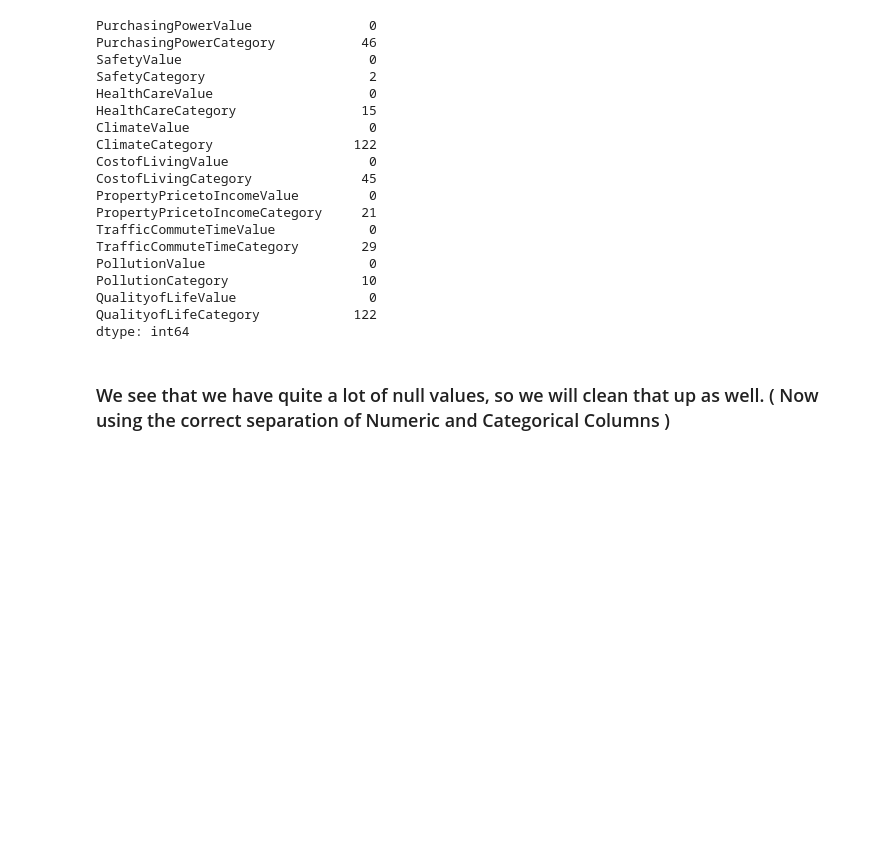
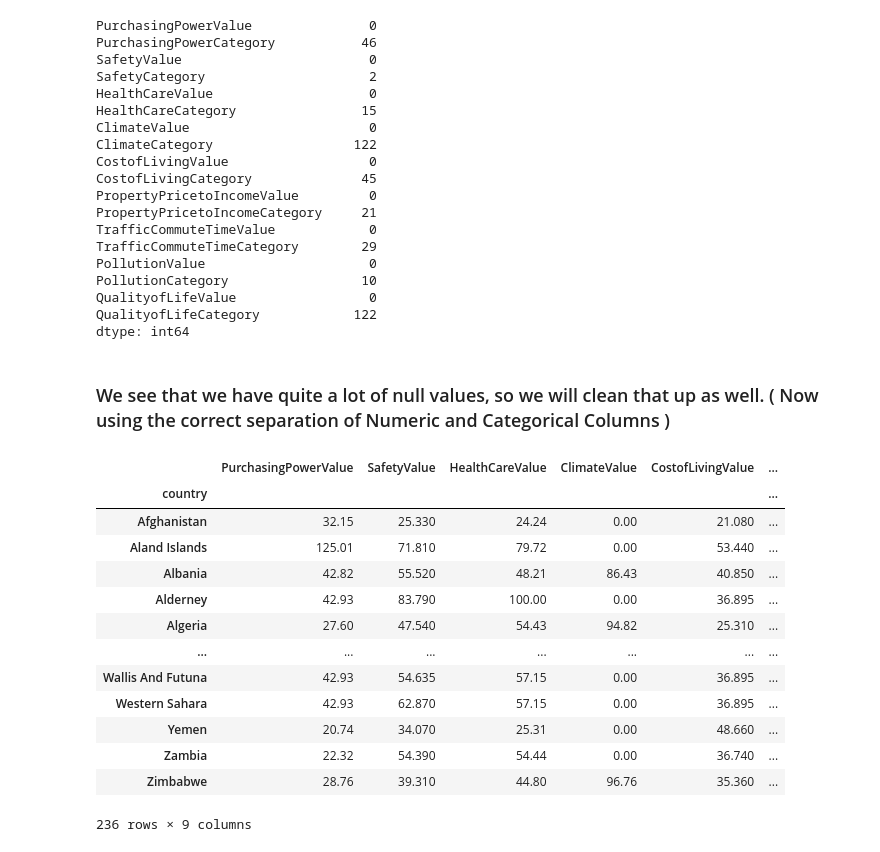
Before and after one commit to Himson2006/Quality-Of-Life-Analysis, a Jupyter notebook: quality-of-life.ipynb, the cells around one changed output. Saved outputs shown, nothing was run; the diff lists cells and outputs as text; code cells hidden in the pictures; blank space fills up the shorter version.

Commit message:
Median of Numeric Done, fill Nan of category Values

```diff
--- a/quality-of-life.ipynb
+++ b/quality-of-life.ipynb
@@ -198,3 +198,28 @@ dtype: int64
 # %%
 numeric_cols = df.select_dtypes(include = 'number')
 category_cols = df.select_dtypes(exclude = 'number' )
+# %%
+def replace_0_with_median(df):
+    for col in df.columns:
+        median_value = df[col].median()
+        df[col] = df[col].replace(0, median_value)
+    return df
+# %%
+numeric_cols = replace_0_with_median(numeric_cols)
+# %%
+numeric_cols
+# %% [output]
+|  | PurchasingPowerValue | SafetyValue | HealthCareValue | ClimateValue | CostofLivingValue | ... |
+| country |  |  |  |  |  | ... |
+| Afghanistan | 32.15 | 25.330 | 24.24 | 0.00 | 21.080 | ... |
+| Aland Islands | 125.01 | 71.810 | 79.72 | 0.00 | 53.440 | ... |
+| Albania | 42.82 | 55.520 | 48.21 | 86.43 | 40.850 | ... |
+| Alderney | 42.93 | 83.790 | 100.00 | 0.00 | 36.895 | ... |
+| Algeria | 27.60 | 47.540 | 54.43 | 94.82 | 25.310 | ... |
+| ... | ... | ... | ... | ... | ... | ... |
+| Wallis And Futuna | 42.93 | 54.635 | 57.15 | 0.00 | 36.895 | ... |
+| Western Sahara | 42.93 | 62.870 | 57.15 | 0.00 | 36.895 | ... |
+| Yemen | 20.74 | 34.070 | 25.31 | 0.00 | 48.660 | ... |
+| Zambia | 22.32 | 54.390 | 54.44 | 0.00 | 36.740 | ... |
+| Zimbabwe | 28.76 | 39.310 | 44.80 | 96.76 | 35.360 | ... |
+236 rows × 9 columns
```
